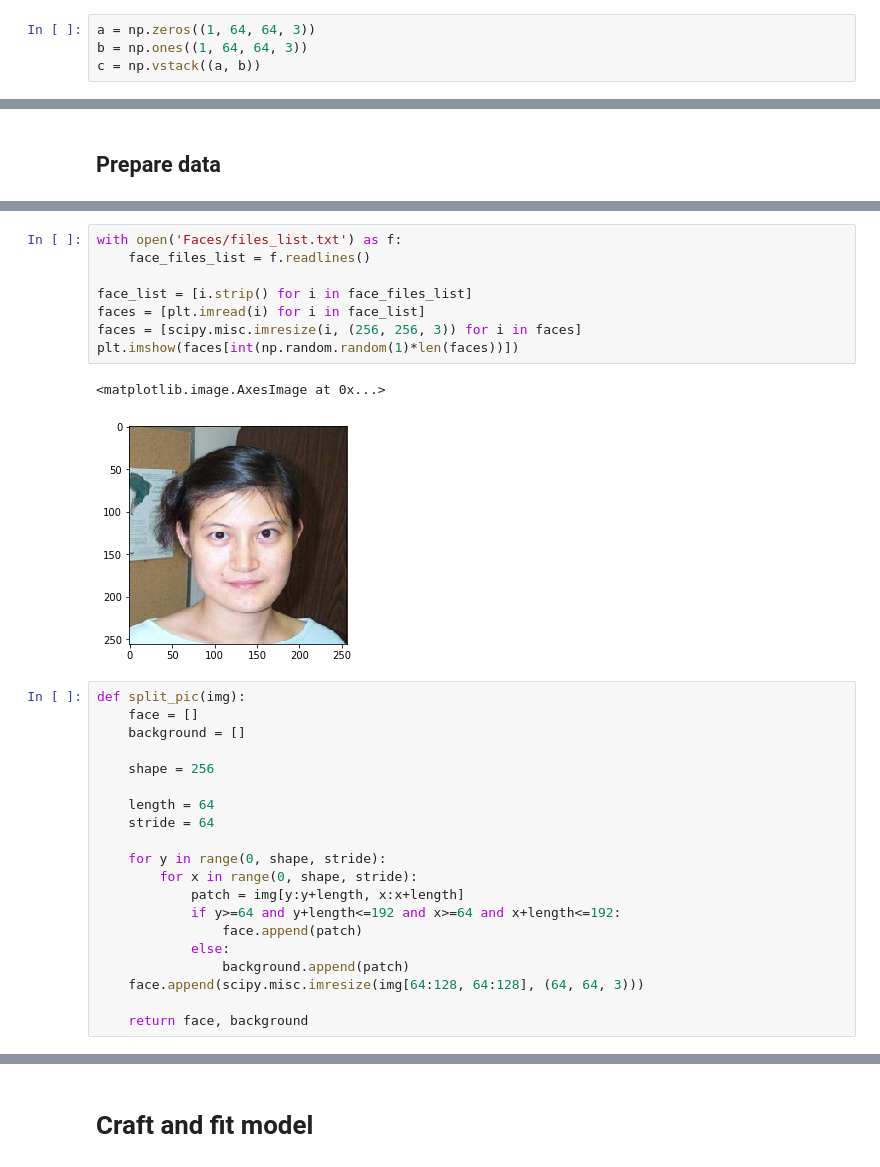
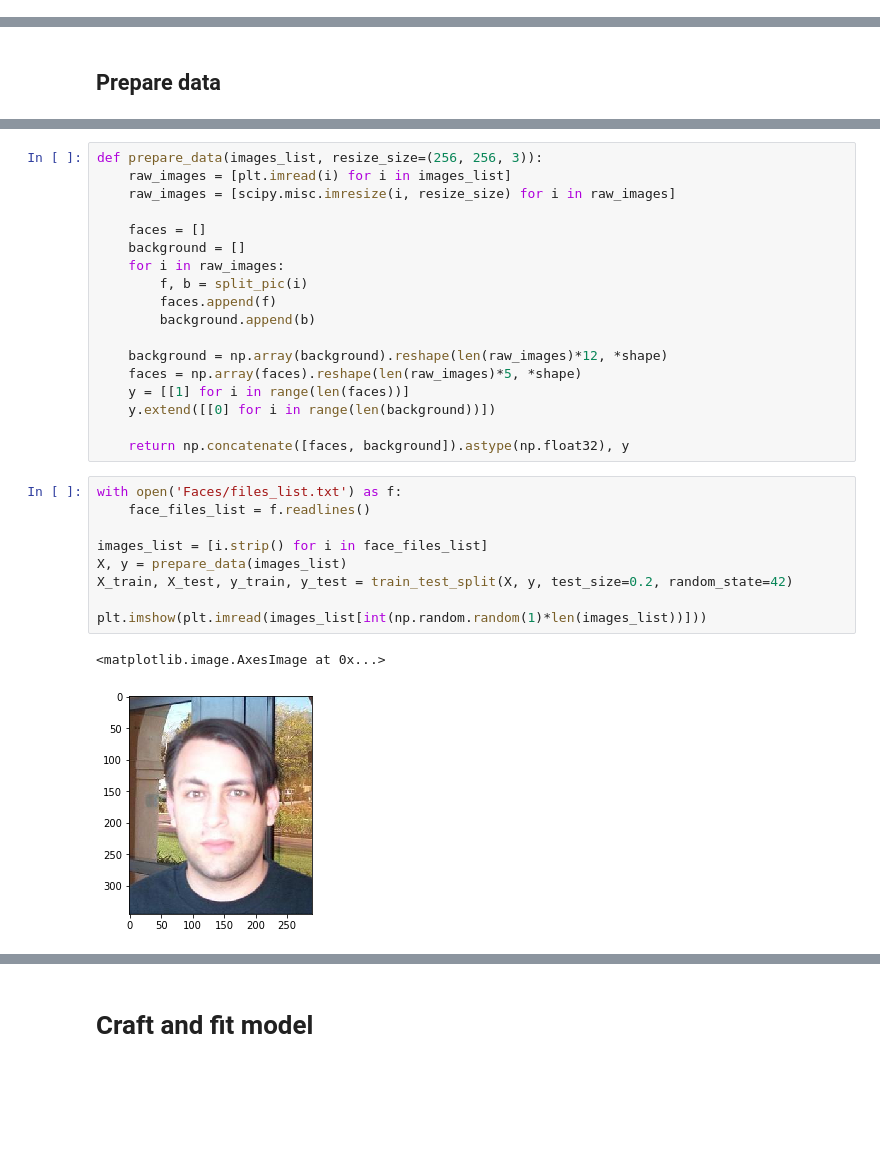
Before and after one commit to aweas/NotFace, a Jupyter notebook: face_extraction.ipynb, the cells around one changed output, grey strips where cells are left out. Cells and saved outputs as stored; diff of their text form; blank space fills up the shorter version.

```diff
--- a/face_extraction.ipynb
+++ b/face_extraction.ipynb
@@ -90,7 +90,3 @@ class FaceFinder:
         for i in self.patches[1:]:
             a = np.vstack((a, scipy.misc.imresize(i[0], (64, 64, 3)).reshape((1, 64, 64, 3))))
         self.preds = predict(a, sess)
-# %%
-a = np.zeros((1, 64, 64, 3))
-b = np.ones((1, 64, 64, 3))
-c = np.vstack((a, b))
@@ -108,31 +120,30 @@ shape = (64, 64, 3)
+# %%
+def prepare_data(images_list, resize_size=(256, 256, 3)):
+    raw_images = [plt.imread(i) for i in images_list]
+    raw_images = [scipy.misc.imresize(i, resize_size) for i in raw_images]
+
+    faces = []
+    background = []
+    for i in raw_images:
+        f, b = split_pic(i)
+        faces.append(f)
+        background.append(b)
+
+    background = np.array(background).reshape(len(raw_images)*12, *shape)
+    faces = np.array(faces).reshape(len(raw_images)*5, *shape)
+    y = [[1] for i in range(len(faces))]
+    y.extend([[0] for i in range(len(background))])
+
+    return np.concatenate([faces, background]).astype(np.float32), y
 # %%
 with open('Faces/files_list.txt') as f:
     face_files_list = f.readlines()
 
-face_list = [i.strip() for i in face_files_list]
-faces = [plt.imread(i) for i in face_list]
-faces = [scipy.misc.imresize(i, (256, 256, 3)) for i in faces]
-plt.imshow(faces[int(np.random.random(1)*len(faces))])
+images_list = [i.strip() for i in face_files_list]
+X, y = prepare_data(images_list)
+X_train, X_test, y_train, y_test = train_test_split(X, y, test_size=0.2, random_state=42)
+
+plt.imshow(plt.imread(images_list[int(np.random.random(1)*len(images_list))]))
 # %% [output]
 <matplotlib.image.AxesImage at 0x...>
-[figure, old version]
+[figure, new version]
-# %%
-def split_pic(img):
-    face = []
-    background = []
-
-    shape = 256
-
-    length = 64
-    stride = 64
-
-    for y in range(0, shape, stride):
-        for x in range(0, shape, stride):
-            patch = img[y:y+length, x:x+length]
-            if y>=64 and y+length<=192 and x>=64 and x+length<=192:
-                face.append(patch)
-            else:
-                background.append(patch)
-    face.append(scipy.misc.imresize(img[64:128, 64:128], (64, 64, 3)))
-
-    return face, background
```
Also changed, not shown: parts of 9 cells of this notebook.
